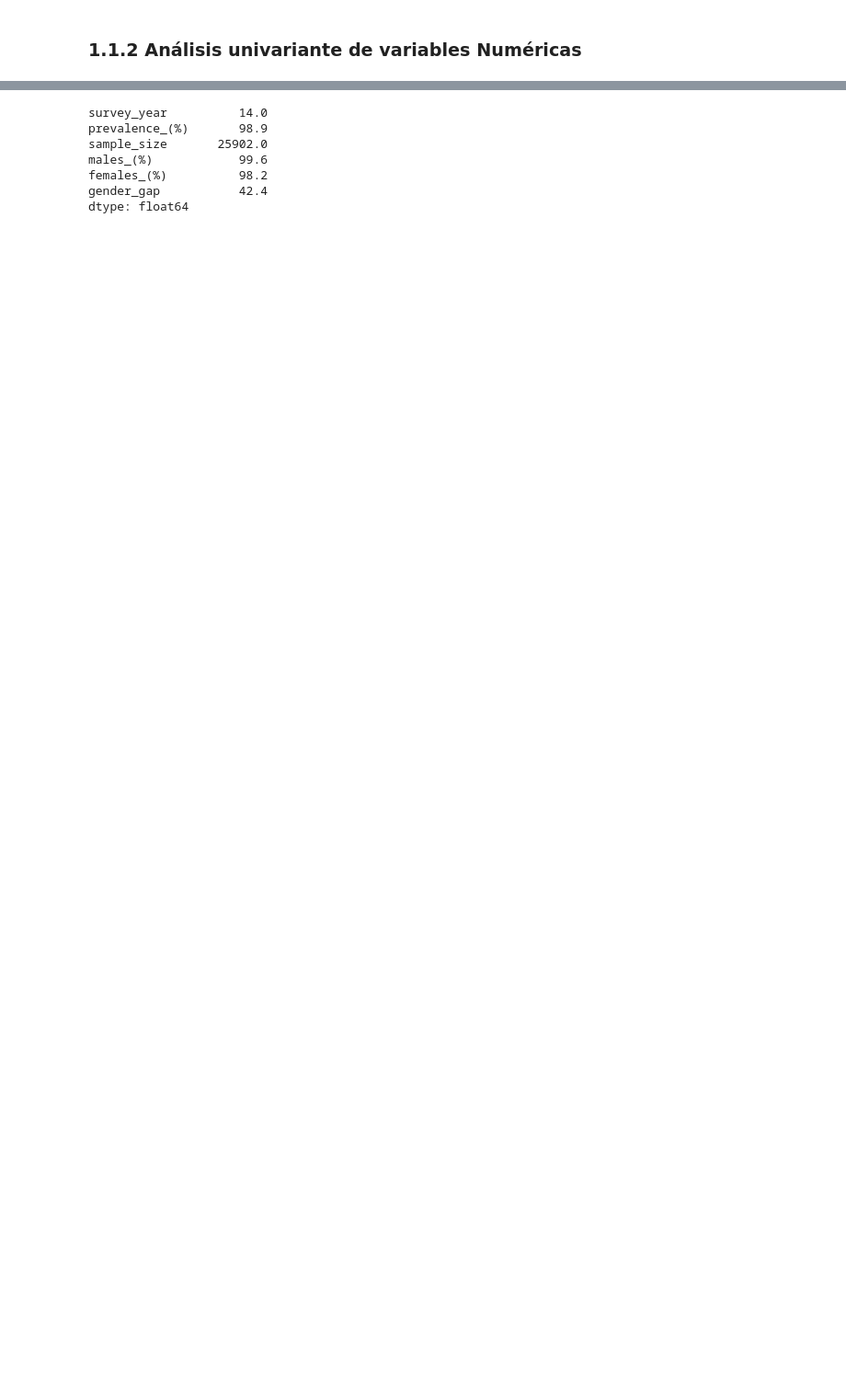
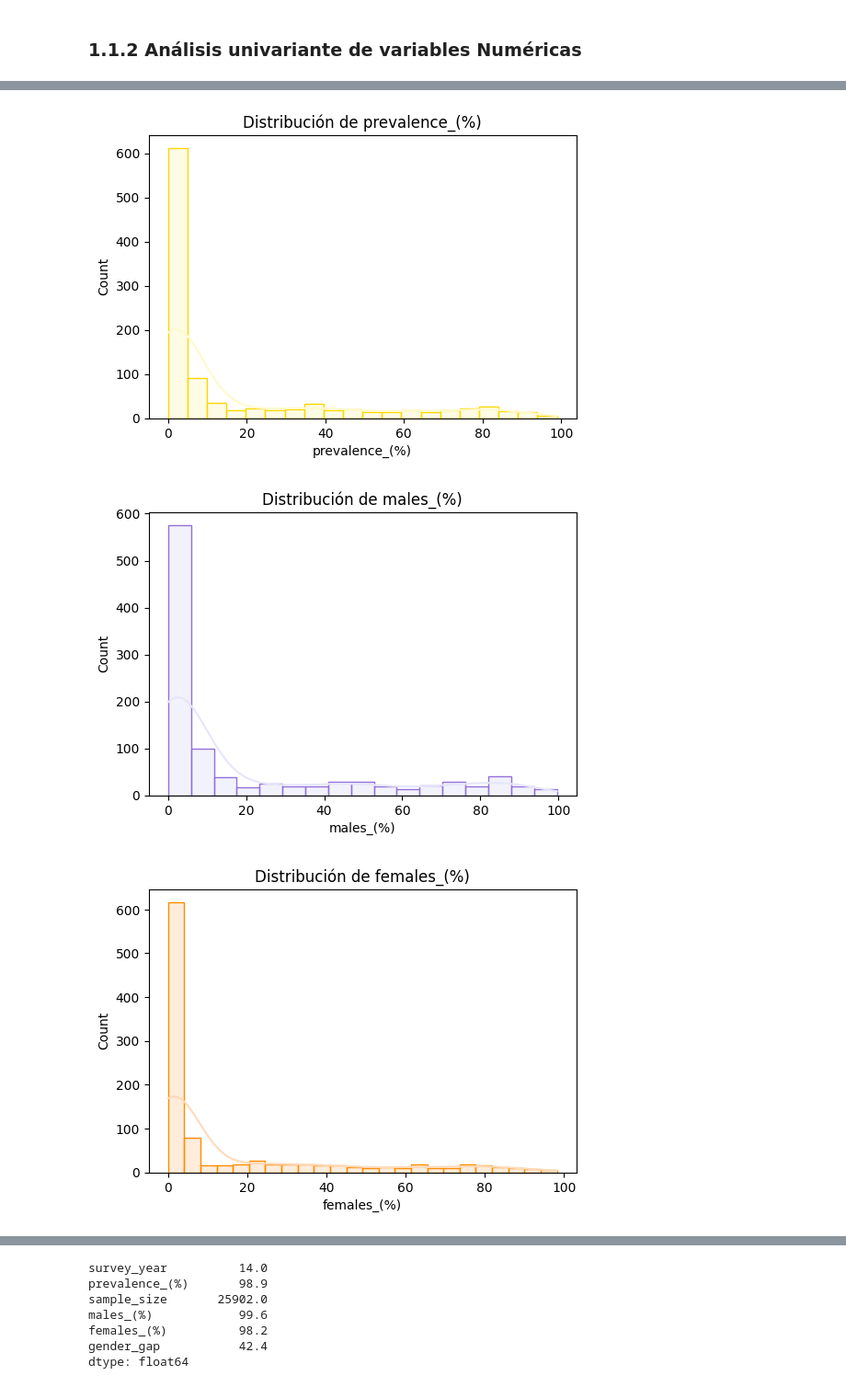
Before and after one commit to Luciajp-ds/EDA_european_drug, a Jupyter notebook: src/notebooks/Untitled.ipynb, the cells around one changed output, grey strips where cells are left out. Shown: that part at 92% size. Drawn from its saved outputs; the diff is of its cells as text; code cells hidden in the pictures; blank space fills up the shorter version.

```diff
--- a/src/notebooks/Untitled.ipynb
+++ b/src/notebooks/Untitled.ipynb
@@ -553,10 +578,0 @@ Mostramos, a continuación, una serie de **gráficas** para visualizar las varia
-# %%
-for col in numeric_cols:
-
-    plt.figure(figsize=(6,4))
-
-    sns.histplot(df_drugs[col], kde=True)
-
-    plt.title(f"Distribución de {col}")
-
-    plt.show()
@@ -570,0 +581,19 @@ plot_multiple_boxplots(df_drugs, columns=num_cols)
+# %%
+numeric_cols = ["prevalence_(%)", "males_(%)", "females_(%)"]
+colors = ["#FFFACD", "#E6E6FA", "#FFDAB9"]
+border_colors = ["#FFD700", "#9370DB", "#FF8C00"]
+
+for i, col in enumerate(numeric_cols):
+    plt.figure(figsize=(6,4))
+    sns.histplot(
+        df_drugs[col].dropna(),
+        kde=True,
+        color=colors[i],
+        edgecolor=border_colors[i]
+    )
+    plt.title(f"Distribución de {col}")
+    plt.show()
+# %% [output]
+[figure, added]
+[figure, added]
+[figure, added]
```
Also changed, not shown: parts of 26 cells of this notebook.
